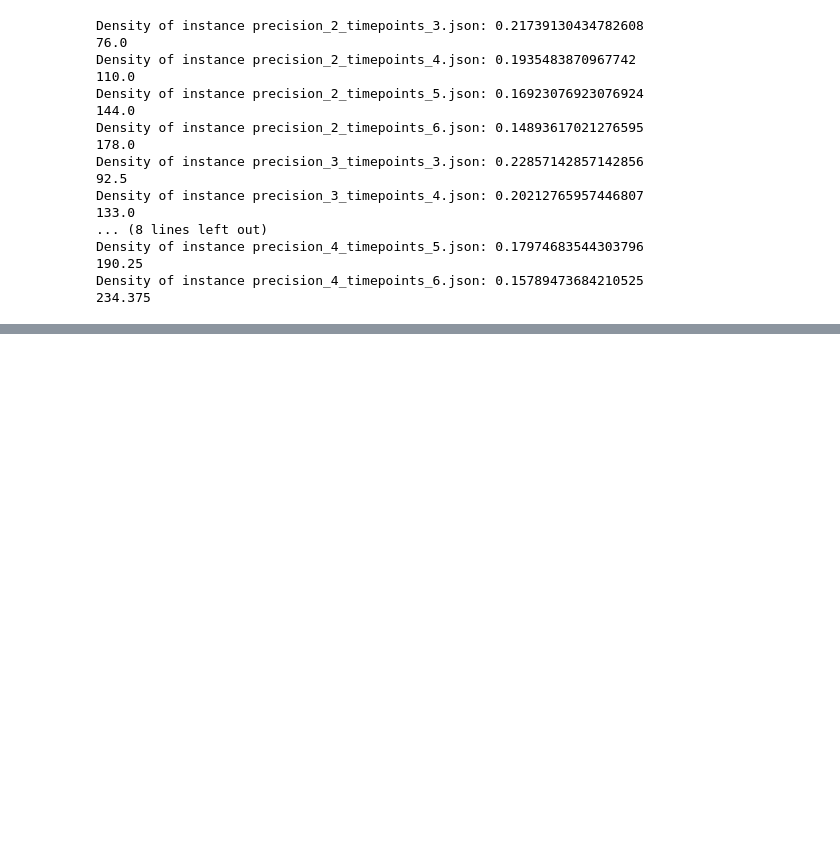
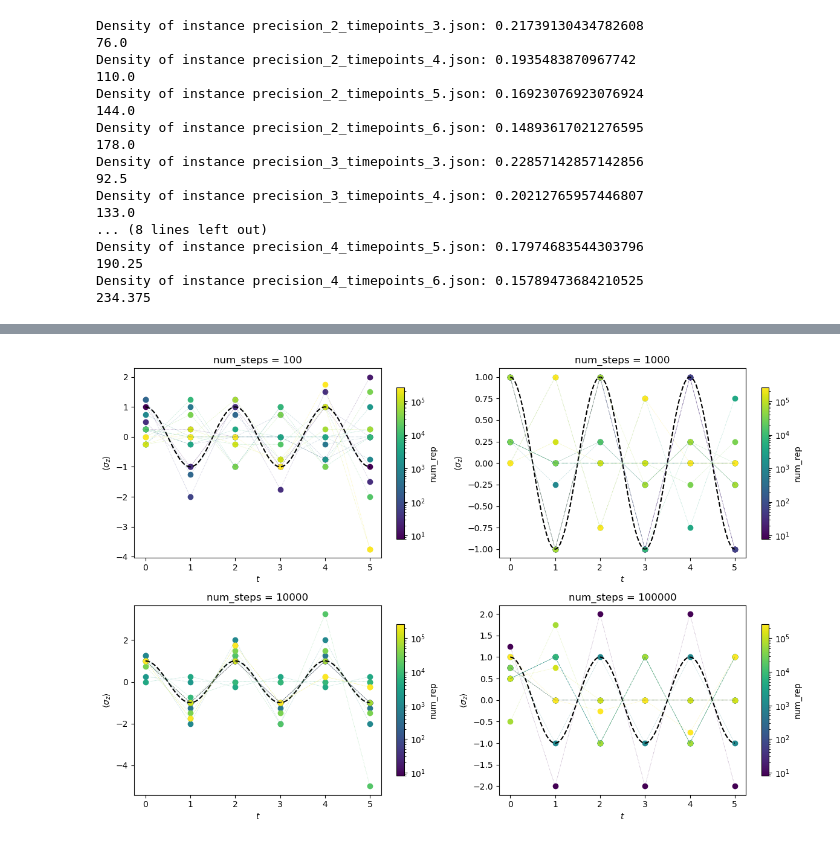
Before and after one commit to atg205/DWaveDynamics, a Jupyter notebook: notebooks/velox_instances.ipynb, the cells around one changed output, grey strips where cells are left out. Cells and saved outputs as stored; diff of their text form; code cells hidden in the pictures; blank space fills up the shorter version.

```diff
--- a/notebooks/velox_instances.ipynb
+++ b/notebooks/velox_instances.ipynb
@@ -74,0 +310,56 @@ Density of instance precision_4_timepoints_6.json: 0.15789473684210525
+# %%
+import matplotlib.pyplot as plt
+import numpy as np
+import pandas as pd
+
+SZ = np.array([[1, 0], [0, -1]])
+
+# Get unique num_steps values and sort them (expecting 4 unique values)
+num_steps_vals = sorted(velox_results['num_steps'].unique())
+
+fig, axs = plt.subplots(2, 2, figsize=(12, 8))
+
+# Dictionary to hold extracted BQM-compatible solution dicts for each panel
+solutions_dict = {}
+
+for ax, ns in zip(axs.flatten(), num_steps_vals):
+    # Filter results for the current num_steps value
+    sub_df = velox_results[velox_results['num_steps'] == ns]
+    # Plot the qutip baseline (here as a horizontal red line)
+    ax.plot(times, baseline, "k--", label="QuTiP (baseline)")
+
+    # Extract a solution row from the dataframe.
+    # Assumes a column 'solution' exists containing a comma-separated string of bits, e.g. "0,1,0,1"
+    if 'best_solution' in sub_df.columns and not sub_df.empty:
+      num_rep_vals = sub_df['num_rep'].unique()
+      colors = plt.cm.viridis(np.linspace(0, 1, len(num_rep_vals)))
+      for k, num_rep in enumerate(num_rep_vals):
+        sol = sub_df[sub_df['num_rep'] == num_rep]['best_solution'].values[0]
+        sol_list = [0 if x == "-1" else 1 for x in sol.split(';')]
+        sol_dict = {i: sol_list[i] for i in range(len(sol_list))}
+        vec = problem.interpret_sample(sol_dict)
+        expect = [(state.conj() @ SZ @ state).real for state in vec]
+        ax.scatter(problem.times, expect, label=f"num_rep = {num_rep}", alpha=1.0, color=colors[k])
+        ax.plot(problem.times, expect, label=f"num_rep = {num_rep}", alpha=0.5, color=colors[k], linestyle=':', linewidth=0.5)
+
+
+    # The scatter plot doesn't directly support a colorbar for 'num_rep', so we'll create a ScalarMappable
+    # to associate the colors with the 'num_rep' values.
+    import matplotlib.cm as cm
+    import matplotlib.colors as mcolors
+    from matplotlib.colors import LogNorm
+    norm = LogNorm(vmin=min(num_rep_vals), vmax=max(num_rep_vals))
+    sm = plt.cm.ScalarMappable(cmap=plt.cm.viridis, norm=norm)
+    sm.set_array([])  # You have to set a dummy array for ScalarMappable to work
+
+    cbar = fig.colorbar(sm, ax=ax, orientation='vertical', shrink=0.8)
+    cbar.set_label('num_rep')
+
+    ax.set_title(f'num_steps = {ns}')
+    ax.set_ylabel(r"$\langle \sigma_z \rangle$")
+    ax.set_xlabel("$t$")
+
+plt.tight_layout()
+plt.show()
+# %% [output]
+[figure, added]
```
Also changed, not shown: parts of 12 cells of this notebook, 41 other files.
